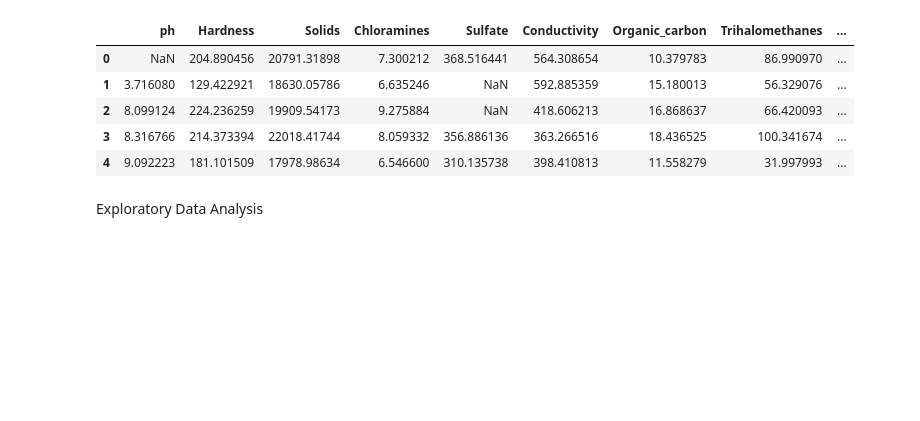
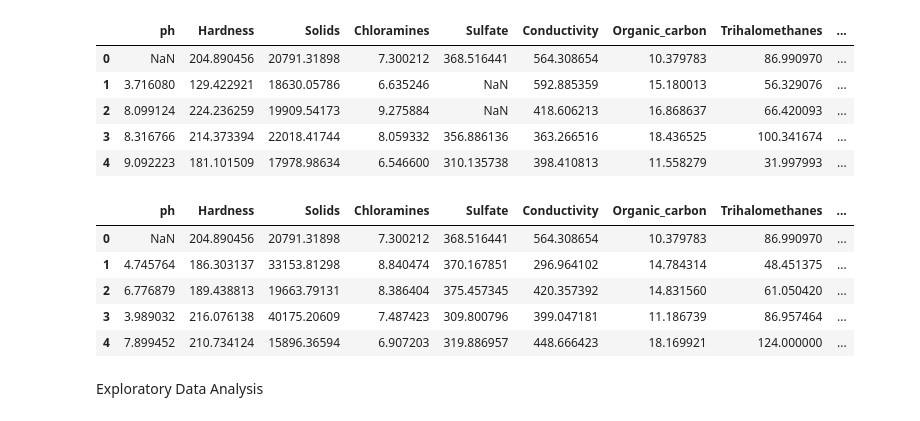
Before and after one commit to omaraskr1/water_quality_prediction, a Jupyter notebook: research/accuracy90.ipynb, the cells around one changed output. Drawn from its saved outputs; the diff is of its cells as text; code cells hidden in the pictures; blank space fills up the shorter version.

```diff
--- a/research/accuracy90.ipynb
+++ b/research/accuracy90.ipynb
@@ -18,3 +55,13 @@ df.head()
+# %%
+df = pd.read_csv('water_potability_shuffled_data.csv')
+df.head()
+# %% [output]
+|  | ph | Hardness | Solids | Chloramines | Sulfate | Conductivity | Organic_carbon | Trihalomethanes | ... |
+| 0 | NaN | 204.890456 | 20791.31898 | 7.300212 | 368.516441 | 564.308654 | 10.379783 | 86.990970 | ... |
+| 1 | 4.745764 | 186.303137 | 33153.81298 | 8.840474 | 370.167851 | 296.964102 | 14.784314 | 48.451375 | ... |
+| 2 | 6.776879 | 189.438813 | 19663.79131 | 8.386404 | 375.457345 | 420.357392 | 14.831560 | 61.050420 | ... |
+| 3 | 3.989032 | 216.076138 | 40175.20609 | 7.487423 | 309.800796 | 399.047181 | 11.186739 | 86.957464 | ... |
+| 4 | 7.899452 | 210.734124 | 15896.36594 | 6.907203 | 319.886957 | 448.666423 | 18.169921 | 124.000000 | ... |
 # %% [markdown]
 Exploratory Data Analysis
 # %%
```
Also changed, not shown: parts of 8 cells of this notebook, 8 other files.
